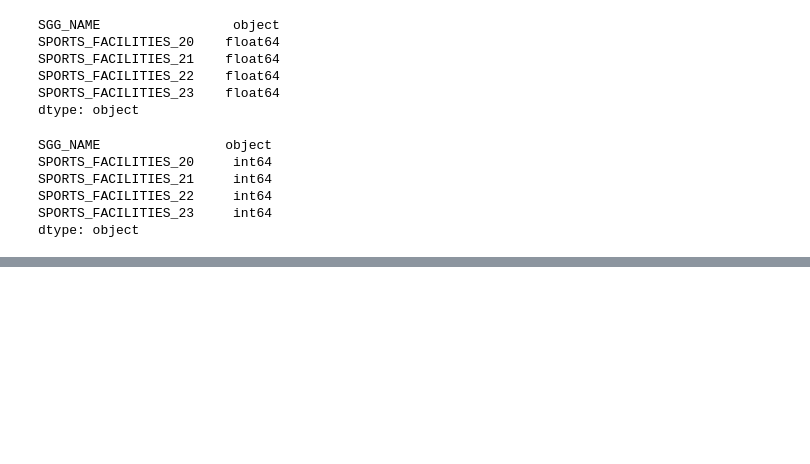
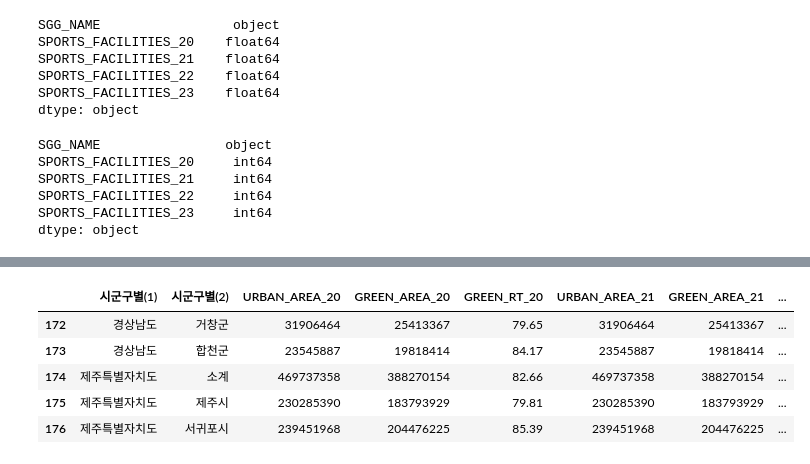
Before and after one commit to outflow-project/population-outflow, a Jupyter notebook: notebooks/preprocessed_data_missing_value.ipynb, the cells around one changed output, grey strips where cells are left out. Cells and saved outputs as stored; diff of their text form; code cells hidden in the pictures; blank space fills up the shorter version.

```diff
--- a/notebooks/preprocessed_data_missing_value.ipynb
+++ b/notebooks/preprocessed_data_missing_value.ipynb
@@ -451,0 +625,9 @@ num_sports_zeros.to_csv('../processed/체육시설수.csv', index=False)
+# %%
+greens.tail()
+# %% [output]
+|  | 시군구별(1) | 시군구별(2) | URBAN_AREA_20 | GREEN_AREA_20 | GREEN_RT_20 | URBAN_AREA_21 | GREEN_AREA_21 | ... |
+| 172 | 경상남도 | 거창군 | 31906464 | 25413367 | 79.65 | 31906464 | 25413367 | ... |
+| 173 | 경상남도 | 합천군 | 23545887 | 19818414 | 84.17 | 23545887 | 19818414 | ... |
+| 174 | 제주특별자치도 | 소계 | 469737358 | 388270154 | 82.66 | 469737358 | 388270154 | ... |
+| 175 | 제주특별자치도 | 제주시 | 230285390 | 183793929 | 79.81 | 230285390 | 183793929 | ... |
+| 176 | 제주특별자치도 | 서귀포시 | 239451968 | 204476225 | 85.39 | 239451968 | 204476225 | ... |
```
Also changed, not shown: parts of 19 cells of this notebook.
